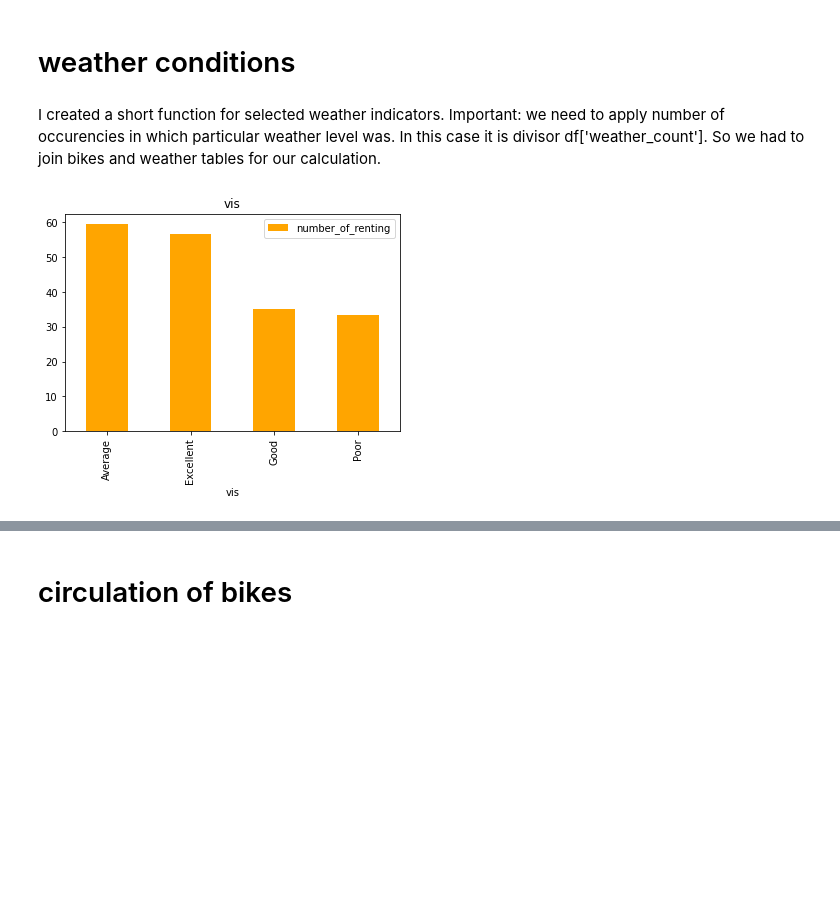
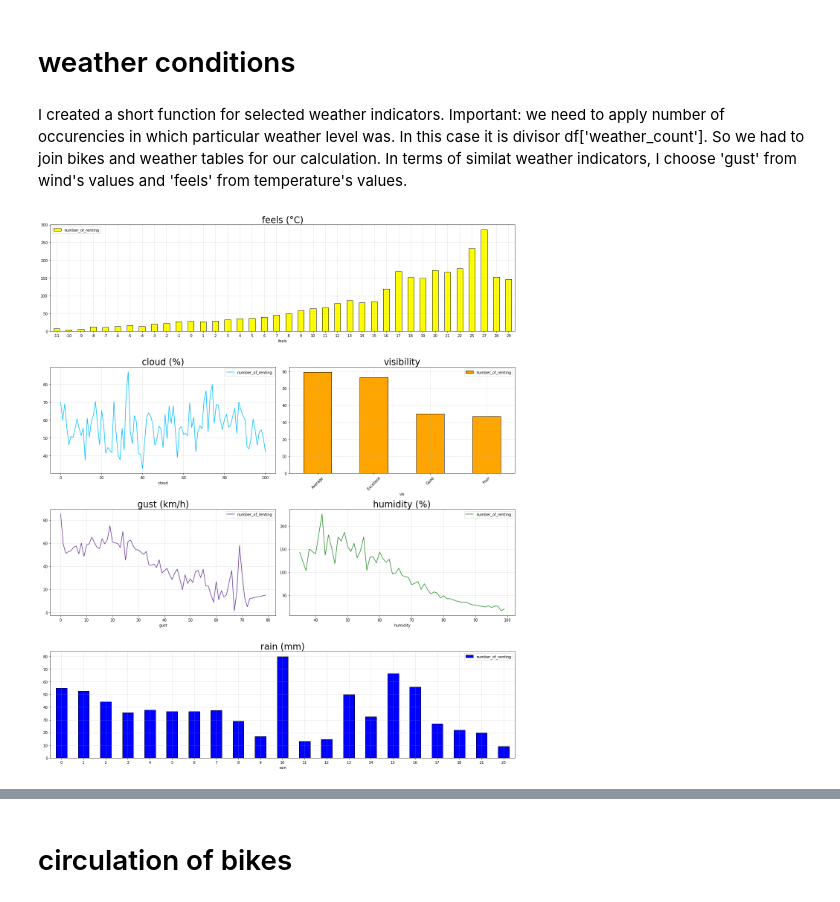
Before and after one commit to carlos108108/Just_Eat_Cycles_project, a Jupyter notebook: Edinburgh.ipynb, the cells around one changed output, grey strips where cells are left out. Saved outputs shown, nothing was run; the diff lists cells and outputs as text; code cells hidden in the pictures; blank space fills up the shorter version.

```diff
--- a/Edinburgh.ipynb
+++ b/Edinburgh.ipynb
@@ -192,4 +198,4 @@ plt.tight_layout()
 # %% [markdown]
 # weather conditions
 # %% [markdown]
-I created a short function for selected weather indicators. Important: we need to apply number of occurencies in which particular weather level was. In this case it is divisor df['weather_count']. So we had to join bikes and weather tables for our calculation.
+I created a short function for selected weather indicators. Important: we need to apply number of occurencies in which particular weather level was. In this case it is divisor df['weather_count']. So we had to join bikes and weather tables for our calculation. In terms of similat weather indicators, I choose 'gust' from wind's values and 'feels' from temperature's values.
@@ -205,5 +202,40 @@ def weather_chart(figsize:tuple, kind:str, variable:str, color:str):
-# %%
-weather_chart((6,4), 'bar', 'vis', 'orange');
-# %% [output]
-[figure, removed]
+# %%
+def weather_table(variable:str):
+    df1 = (e_weather_df.query("date > '2018-09-14'")
+           .groupby(variable).count()[['time']]
+           .rename(columns={'time': 'weather_count'}))
+    df2 = final_df.groupby(variable).count()[['index']].rename(columns={'index': 'final_df_count'})
+    df = df1.join(df2)
+    df['number_of_renting'] = df['final_df_count'] / df['weather_count']
+    return df
+
+fig = plt.figure(figsize=(18,21))
+ax1 = plt.subplot2grid( (4,4), (0,0), colspan=4 )
+ax2 = plt.subplot2grid( (4,4), (1,0), colspan=2 )
+ax3 = plt.subplot2grid( (4,4), (1,2), colspan=2 )
+ax4 = plt.subplot2grid( (4,4), (2,0), colspan=2 )
+ax5 = plt.subplot2grid( (4,4), (2,2), colspan=2 )
+ax6 = plt.subplot2grid( (4,4), (3,0), colspan=4 )
+
+
+weather_table('gust')[['number_of_renting']].plot.line(color='rebeccapurple', ax=ax4);
+weather_table('rain')[['number_of_renting']].plot.bar(rot=0, color='blue', edgecolor='k', ax=ax6);
+weather_table('humidity')[['number_of_renting']].plot.line(color='forestgreen', ax=ax5);
+weather_table('vis')[['number_of_renting']].plot.bar(rot=45, color='orange', edgecolor='k', ax=ax3);
+weather_table('feels')[['number_of_renting']].plot.bar(rot=0, color='yellow', edgecolor='k', ax=ax1);
+weather_table('cloud')[['number_of_renting']].plot.line(color='deepskyblue', ax=ax2);
+
+ax4.set_title(label='gust (km/h)', fontsize=24);
+ax5.set_title(label='humidity (%)', fontsize=24);
+ax6.set_title(label='rain (mm)', fontsize = 24);
+ax3.set_title(label='visibility', fontsize = 24);
+ax1.set_title(label='feels (°C)', fontsize = 24);
+ax2.set_title(label='cloud (%)', fontsize = 24);
+
+[tbl.grid(alpha=.4) for tbl in (ax1, ax2, ax3, ax4, ax5, ax6)]
+
+plt.tight_layout()
+plt.show()
+# %% [output]
+[figure, added]
 # %% [markdown]
```
Also changed, not shown: parts of 25 cells of this notebook.
